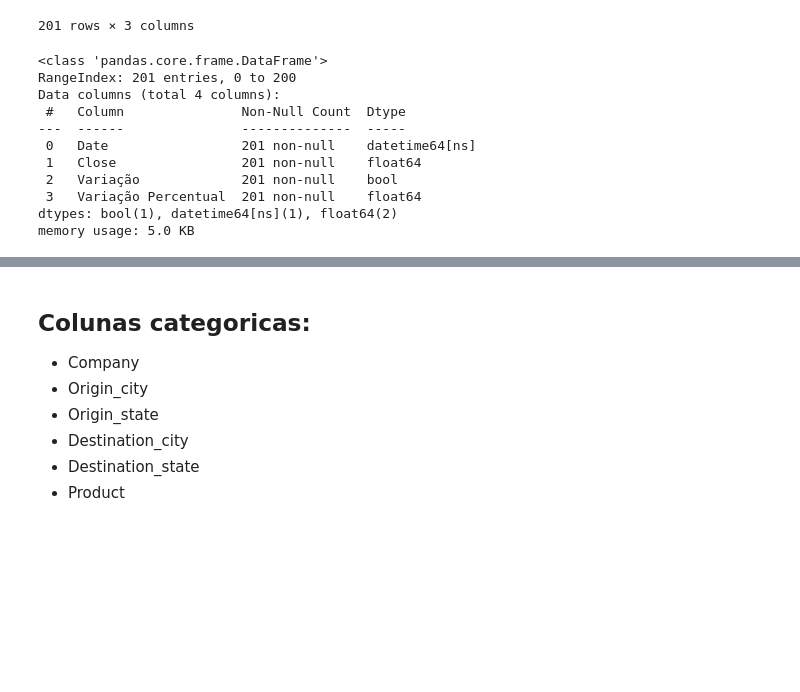
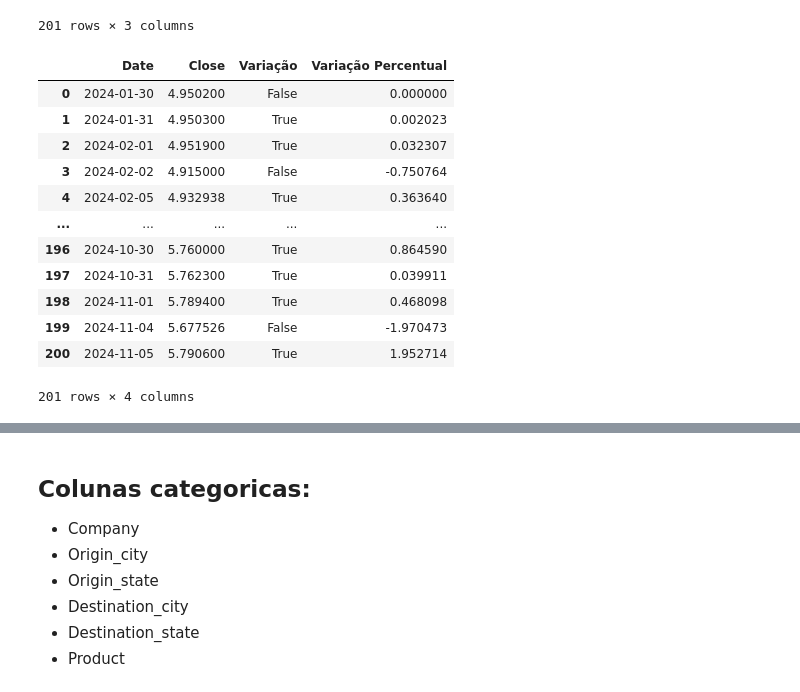
Before and after one commit to Miguelmdcc/Desafio_IA, a Jupyter notebook: Code/main.ipynb, the cells around one changed output, grey strips where cells are left out. Drawn from its saved outputs; the diff is of its cells as text; code cells hidden in the pictures; blank space fills up the shorter version.

```diff
--- a/Code/main.ipynb
+++ b/Code/main.ipynb
@@ -117,20 +149,22 @@ dolar_hist
 # %%
 mercado_dropna = mercado_dropna.sort_values(by='Date', ascending=True)
 dolar_hist['Variação Percentual'] = ((dolar_hist['Close'] - dolar_hist['Close'].shift(1)) / dolar_hist['Close']) * 100
 dolar_hist = dolar_hist.fillna(0)
-dolar_hist.info()
+dolar_hist
 # %% [output]
+|  | Date | Close | Variação | Variação Percentual |
+| 0 | 2024-01-30 | 4.950200 | False | 0.000000 |
+| 1 | 2024-01-31 | 4.950300 | True | 0.002023 |
+| 2 | 2024-02-01 | 4.951900 | True | 0.032307 |
+| 3 | 2024-02-02 | 4.915000 | False | -0.750764 |
+| 4 | 2024-02-05 | 4.932938 | True | 0.363640 |
+| ... | ... | ... | ... | ... |
+| 196 | 2024-10-30 | 5.760000 | True | 0.864590 |
+| 197 | 2024-10-31 | 5.762300 | True | 0.039911 |
+| 198 | 2024-11-01 | 5.789400 | True | 0.468098 |
+| 199 | 2024-11-04 | 5.677526 | False | -1.970473 |
+| 200 | 2024-11-05 | 5.790600 | True | 1.952714 |
-<class 'pandas.core.frame.DataFrame'>
-RangeIndex: 201 entries, 0 to 200
-Data columns (total 4 columns):
- #   Column               Non-Null Count  Dtype
----  ------               --------------  -----
- 0   Date                 201 non-null    datetime64[ns]
- 1   Close                201 non-null    float64
- 2   Variação             201 non-null    bool
- 3   Variação Percentual  201 non-null    float64
-dtypes: bool(1), datetime64[ns](1), float64(2)
-memory usage: 5.0 KB
+201 rows × 4 columns
 # %%
 mercado_dolar_dados = pd.merge(mercado_dropna, dolar_hist, on='Date', how='left')
 mercado_dolar_dados
```
Also changed, not shown: parts of 5 cells of this notebook.
